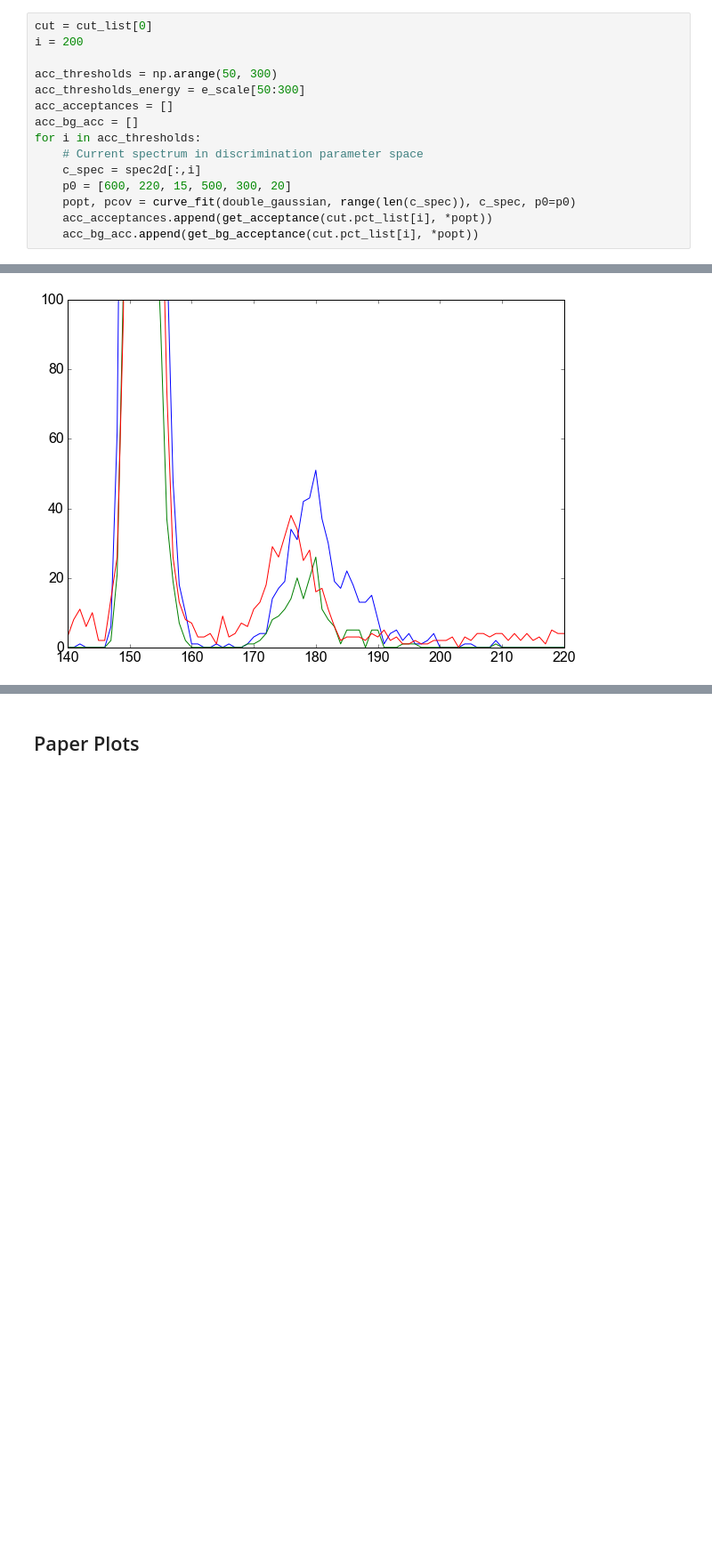
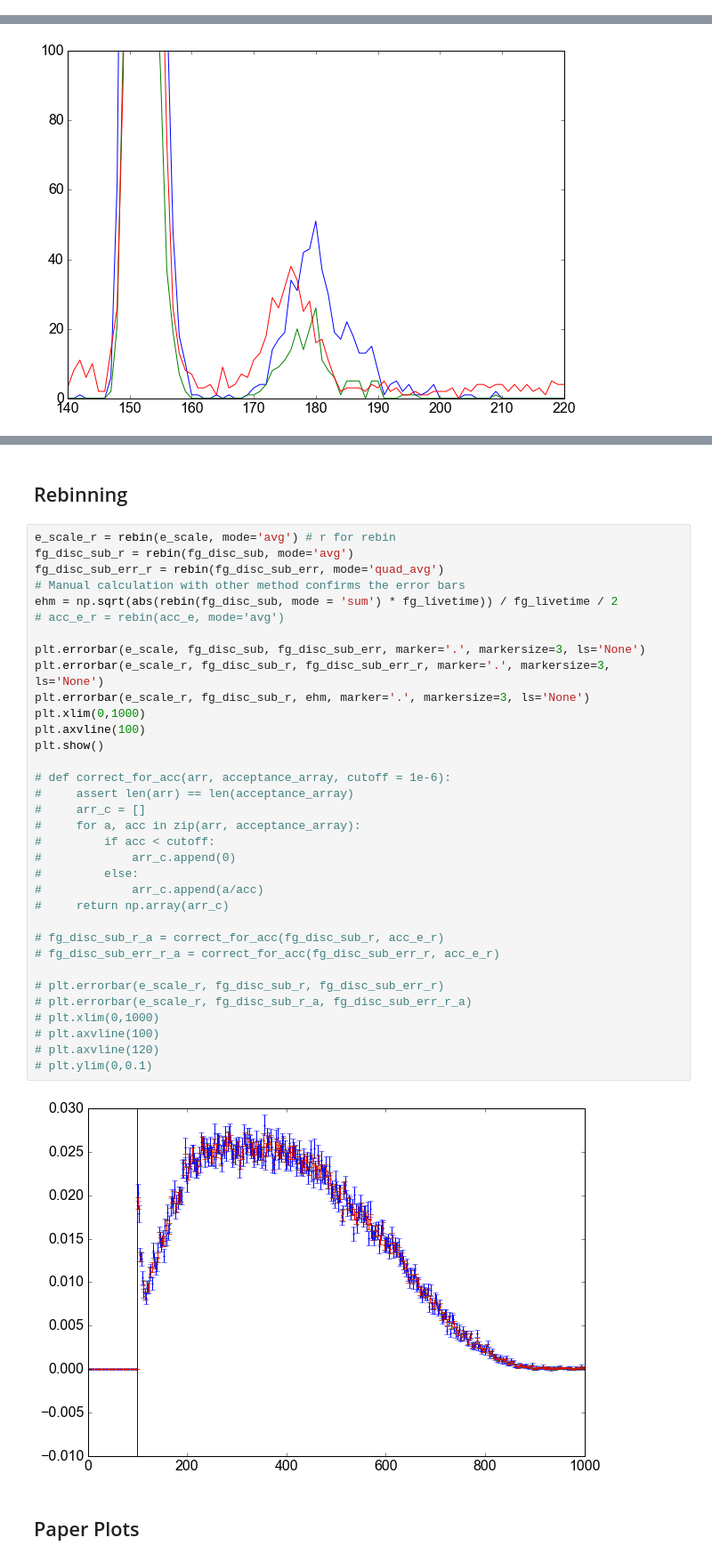
Before and after one commit to XENON1T/PTB, a Jupyter notebook: 03_2d_spectra.ipynb, the cells around one changed output, grey strips where cells are left out. Shown at 89% size. Saved outputs shown, nothing was run; the diff lists cells and outputs as text; blank space fills up the shorter version.

```diff
--- a/03_2d_spectra.ipynb
+++ b/03_2d_spectra.ipynb
@@ -426,15 +391,0 @@ if plot:
-# %%
-cut = cut_list[0]
-i = 200
-
-acc_thresholds = np.arange(50, 300)
-acc_thresholds_energy = e_scale[50:300]
-acc_acceptances = []
-acc_bg_acc = []
-for i in acc_thresholds:
-    # Current spectrum in discrimination parameter space
-    c_spec = spec2d[:,i]
-    p0 = [600, 220, 15, 500, 300, 20]
-    popt, pcov = curve_fit(double_gaussian, range(len(c_spec)), c_spec, p0=p0)
-    acc_acceptances.append(get_acceptance(cut.pct_list[i], *popt))
-    acc_bg_acc.append(get_bg_acceptance(cut.pct_list[i], *popt))
@@ -817,3 +764,41 @@ if plot:
+# %% [markdown]
+## Rebinning
+# %%
+e_scale_r = rebin(e_scale, mode='avg') # r for rebin
+fg_disc_sub_r = rebin(fg_disc_sub, mode='avg')
+fg_disc_sub_err_r = rebin(fg_disc_sub_err, mode='quad_avg')
+# Manual calculation with other method confirms the error bars
+ehm = np.sqrt(abs(rebin(fg_disc_sub, mode = 'sum') * fg_livetime)) / fg_livetime / 2
+# acc_e_r = rebin(acc_e, mode='avg')
+
+plt.errorbar(e_scale, fg_disc_sub, fg_disc_sub_err, marker='.', markersize=3, ls='None')
+plt.errorbar(e_scale_r, fg_disc_sub_r, fg_disc_sub_err_r, marker='.', markersize=3, ls='None')
+plt.errorbar(e_scale_r, fg_disc_sub_r, ehm, marker='.', markersize=3, ls='None')
+plt.xlim(0,1000)
+plt.axvline(100)
+plt.show()
+
+# def correct_for_acc(arr, acceptance_array, cutoff = 1e-6):
+#     assert len(arr) == len(acceptance_array)
+#     arr_c = []
+#     for a, acc in zip(arr, acceptance_array):
+#         if acc < cutoff:
+#             arr_c.append(0)
+#         else:
+#             arr_c.append(a/acc)
+#     return np.array(arr_c)
+
+# fg_disc_sub_r_a = correct_for_acc(fg_disc_sub_r, acc_e_r)
+# fg_disc_sub_err_r_a = correct_for_acc(fg_disc_sub_err_r, acc_e_r)
+
+# plt.errorbar(e_scale_r, fg_disc_sub_r, fg_disc_sub_err_r)
+# plt.errorbar(e_scale_r, fg_disc_sub_r_a, fg_disc_sub_err_r_a)
+# plt.xlim(0,1000)
+# plt.axvline(100)
+# plt.axvline(120)
+# plt.ylim(0,0.1)
+# %% [output]
+[figure, added]
 # %% [markdown]
 ## Paper Plots
 # %%
```
Also changed, not shown: parts of 23 cells of this notebook, 20 other files.
